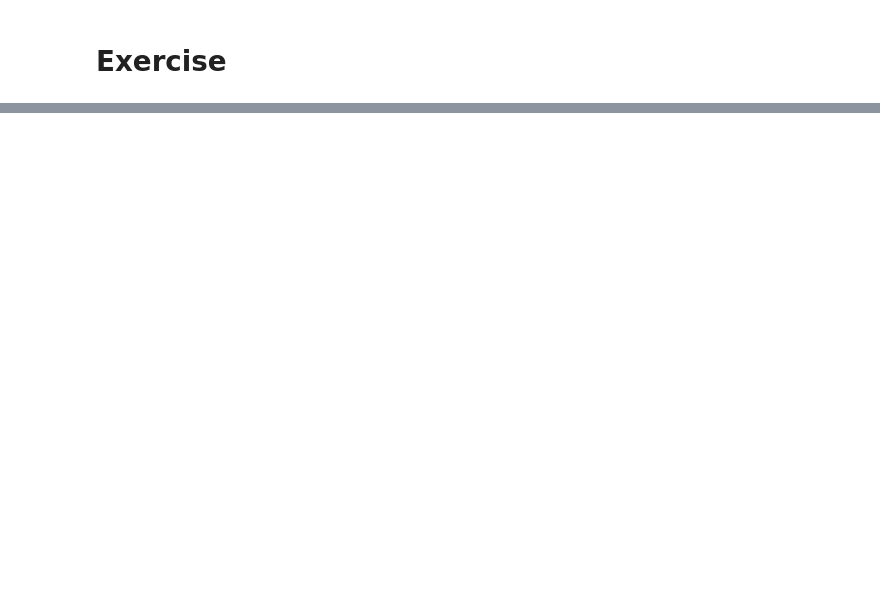
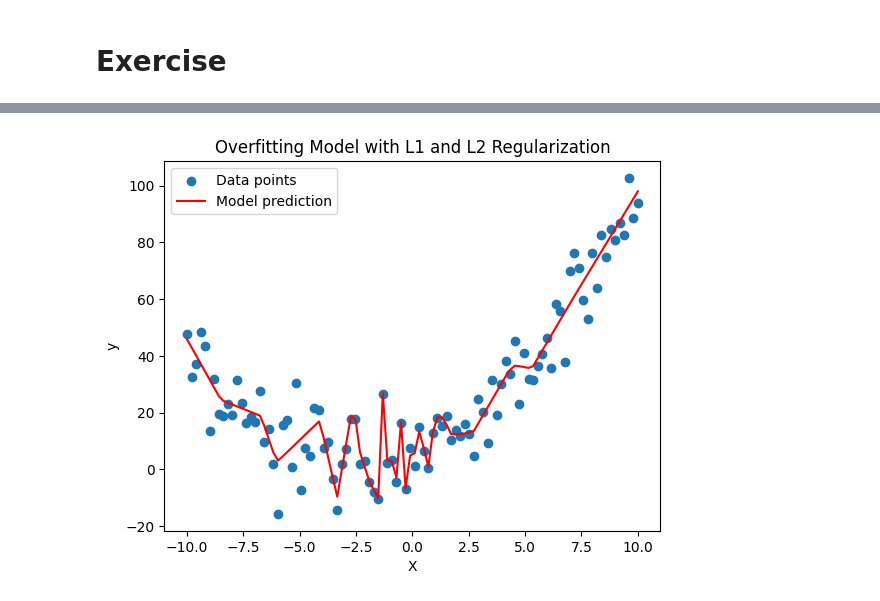
Before and after one commit to j2damax/ml-learning-journey, a Jupyter notebook: pytorch-deep-learning/01_overfitting_underfitting.ipynb, the cells around one changed output, grey strips where cells are left out. Saved outputs shown, nothing was run; the diff lists cells and outputs as text; code cells hidden in the pictures; blank space fills up the shorter version.

```diff
--- a/pytorch-deep-learning/01_overfitting_underfitting.ipynb
+++ b/pytorch-deep-learning/01_overfitting_underfitting.ipynb
@@ -135,0 +193,39 @@ plot_model(ideal_model, X, y, 'Ideal Model (Polynomial Regression)')
+# %%
+# Exercise 4 - Find advanced regularization techniques and apply those techniques to the
+# same OverfittingModel (i.e., do not change the original OverfittingModel's architecture) and derive a better model
+# with the help of the advanced regularization techniques
+
+
+# Function to train model with L1 and L2 regularization
+def train_model_with_regularization(model, X_train, y_train, num_epochs=1000, learning_rate=0.001, l1_lambda=0.001, l2_lambda=0.001):
+    criterion = nn.MSELoss()
+    optimizer = optim.Adam(model.parameters(), lr=learning_rate)
+    X_train = torch.tensor(X_train, dtype=torch.float32).unsqueeze(1)
+    y_train = torch.tensor(y_train, dtype=torch.float32).unsqueeze(1)
+
+    for epoch in range(num_epochs):
+        model.train()
+        outputs = model(X_train)
+        mse_loss = criterion(outputs, y_train)
+
+        # Calculate L1 and L2 regularization terms
+        l1_norm = sum(p.abs().sum() for p in model.parameters())
+        l2_norm = sum(p.pow(2).sum() for p in model.parameters())
+
+        # Total loss with regularization
+        loss = mse_loss + l1_lambda * l1_norm + l2_lambda * l2_norm
+
+        optimizer.zero_grad()
+        loss.backward()
+        optimizer.step()
+
+    return model
+
+# Apply regularization to the original OverfittingModel
+regularized_overfitting_model = OverfittingModel()
+regularized_overfitting_model = train_model_with_regularization(regularized_overfitting_model, X, y, num_epochs=1000, l1_lambda=0.0001, l2_lambda=0.0001)
+
+# Plot results for the regularized overfitting model
+plot_model(regularized_overfitting_model, X, y, 'Overfitting Model with L1 and L2 Regularization')
+# %% [output]
+[figure, added]
```
Also changed, not shown: parts of 8 cells of this notebook.
